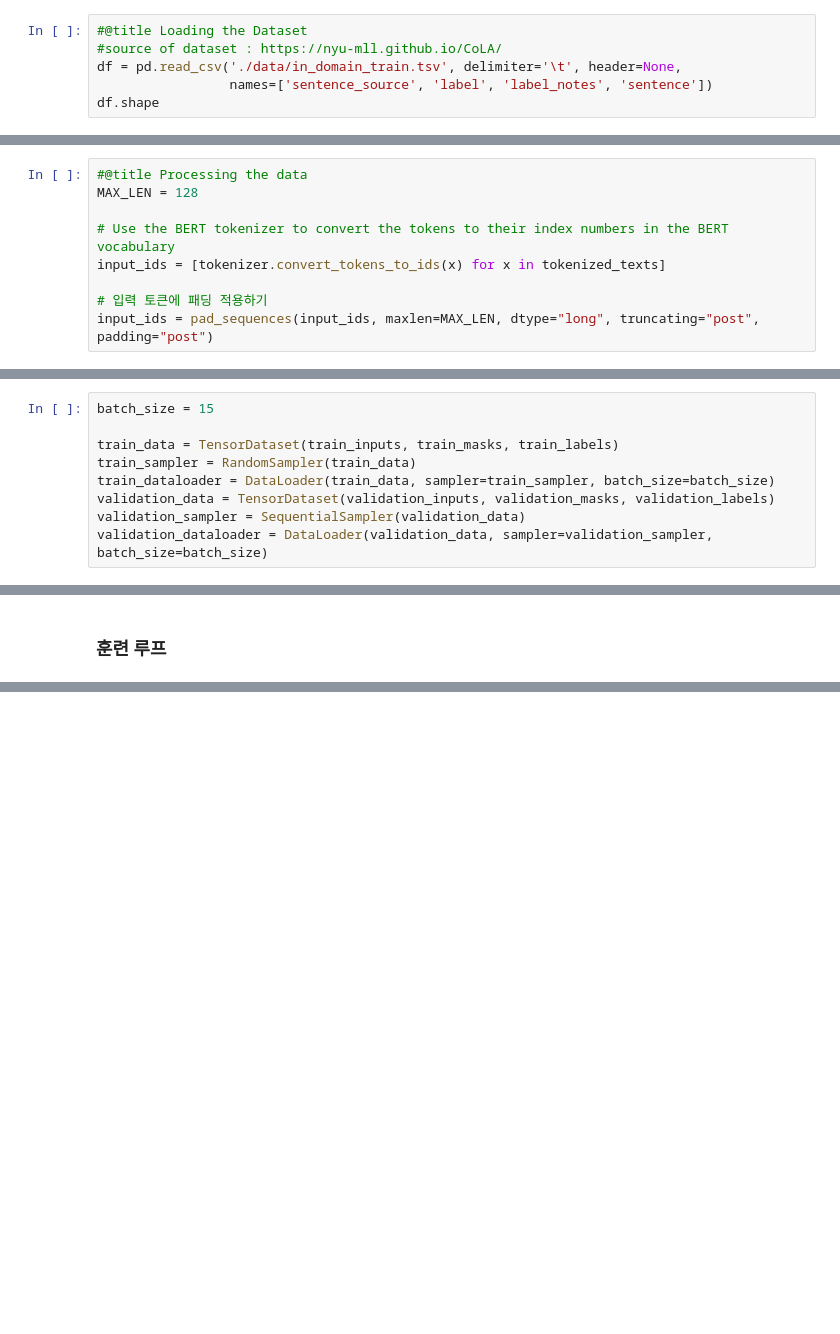
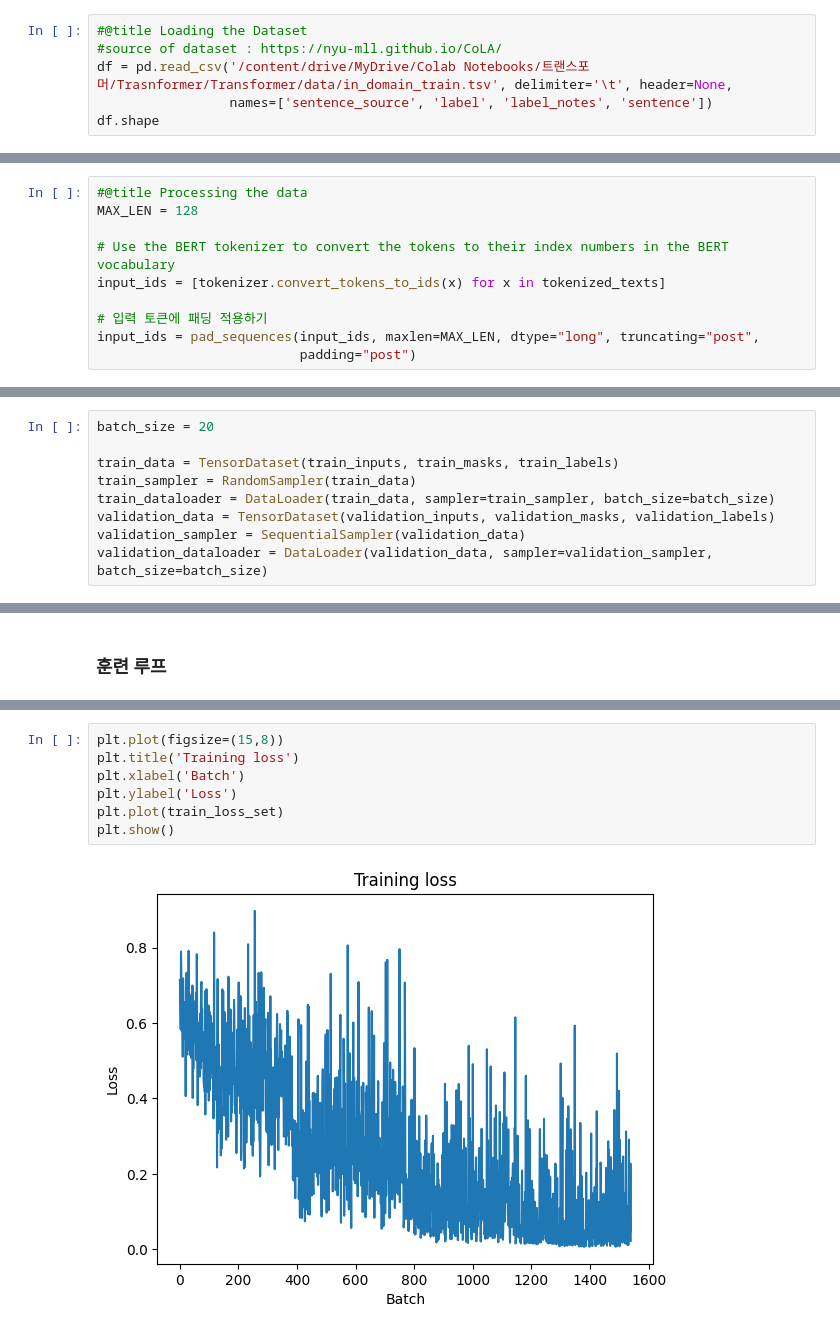
Before and after one commit to chw8207/Transformer, a Jupyter notebook: BERT모델_미세조정.ipynb, the cells around one changed output, grey strips where cells are left out. Cells and saved outputs as stored; diff of their text form; blank space fills up the shorter version.

Commit message:
Colaboratory를 통해 생성됨

```diff
--- a/BERT모델_미세조정.ipynb
+++ b/BERT모델_미세조정.ipynb
@@ -167,7 +166,7 @@ mem_bytes = torch.cuda.memory_allocated()
 # %%
 #@title Loading the Dataset
 #source of dataset : https://nyu-mll.github.io/CoLA/
-df = pd.read_csv('./data/in_domain_train.tsv', delimiter='\t', header=None,
+df = pd.read_csv('/content/drive/MyDrive/Colab Notebooks/트랜스포머/Trasnformer/Transformer/data/in_domain_train.tsv', delimiter='\t', header=None,
                  names=['sentence_source', 'label', 'label_notes', 'sentence'])
 df.shape
 # %% [output]
@@ -226,7 +231,8 @@ MAX_LEN = 128
 input_ids = [tokenizer.convert_tokens_to_ids(x) for x in tokenized_texts]
 
 # 입력 토큰에 패딩 적용하기
-input_ids = pad_sequences(input_ids, maxlen=MAX_LEN, dtype="long", truncating="post", padding="post")
+input_ids = pad_sequences(input_ids, maxlen=MAX_LEN, dtype="long", truncating="post",
+                          padding="post")
 # %% [markdown]
 ### 어텐션 마스크 생성하기
 # %%
@@ -280,7 +286,7 @@ validation_masks = torch.tensor(validation_masks)
 # %% [markdown]
 ### 배치 크기 선택 및 iteratior 생성하기
 # %%
-batch_size = 15
+batch_size = 20
 
 train_data = TensorDataset(train_inputs, train_masks, train_labels)
 train_sampler = RandomSampler(train_data)
@@ -454,0 +466,9 @@ RuntimeError: CUDA out of memory. Tried to allocate 20.00 MiB (GPU 0; 4.00 GiB t
+# %%
+plt.plot(figsize=(15,8))
+plt.title('Training loss')
+plt.xlabel('Batch')
+plt.ylabel('Loss')
+plt.plot(train_loss_set)
+plt.show()
+# %% [output]
+[figure, added]
```
Also changed, not shown: parts of 16 cells of this notebook.
